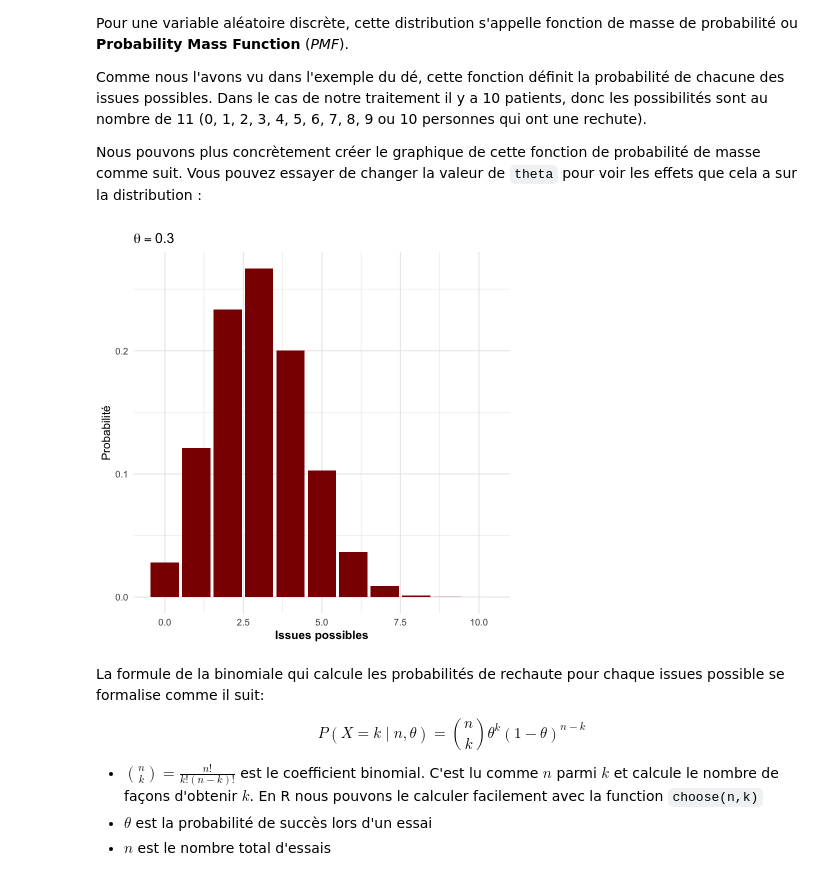
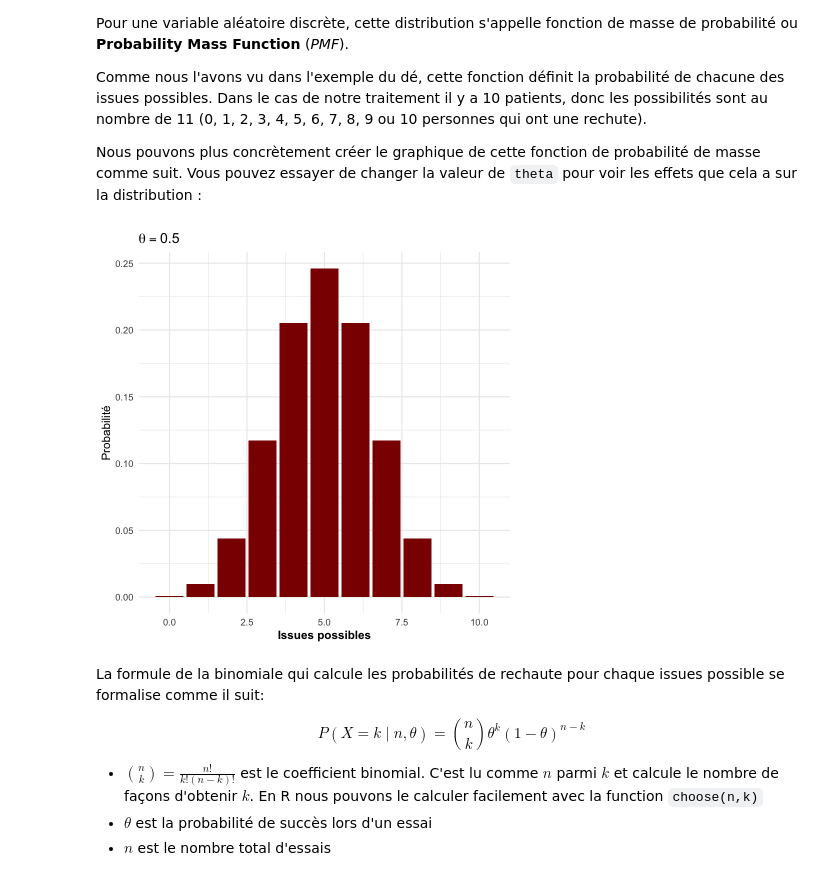
Before and after one commit to Affect-Learning-Decisions-Lab/cours_751526, a Jupyter notebook: probabilité/probabilité.ipynb, the cells around one changed output. Cells and saved outputs as stored; diff of their text form; code cells hidden in the pictures.

```diff
--- a/probabilité/probabilité.ipynb
+++ b/probabilité/probabilité.ipynb
@@ -173,21 +173,21 @@ Comme nous l'avons vu dans l'exemple du dé, cette fonction définit la probabil
 
 Nous pouvons plus concrètement créer le graphique de cette fonction de probabilité de masse comme suit. Vous pouvez essayer de changer la valeur de `theta` pour voir les effets que cela a sur la distribution :
 # %%
-theta = 0.3
+theta = 0.5
 
 data <- data.frame(x = 0:10, y = dbinom(0:10, size = 10, prob = theta))
 
 ggplot(data, aes(x, y)) +
   geom_bar(stat = "identity", fill = darkred ) +
   labs(x = "Issues possibles", y = "Probabilité") +
   theme_minimal(base_size = 14) +
   theme(
     axis.title.x = element_text(face = "bold"),
     plot.title = element_text(face = "bold")
   ) +
   ggtitle(bquote(theta == bold(.(theta))))
 # %% [output]
-[figure, old version]
+[figure, new version]
 # %% [markdown]
 La formule de la binomiale qui calcule les probabilités de rechaute pour chaque issues possible se formalise comme il suit:
 
```
Also changed, not shown: parts of 14 cells of this notebook.
